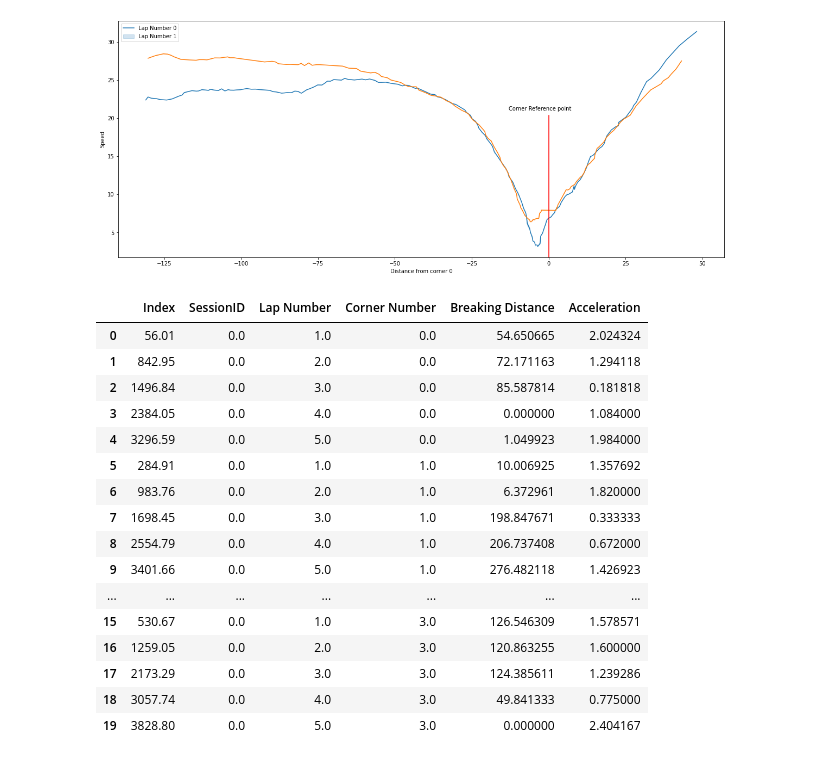
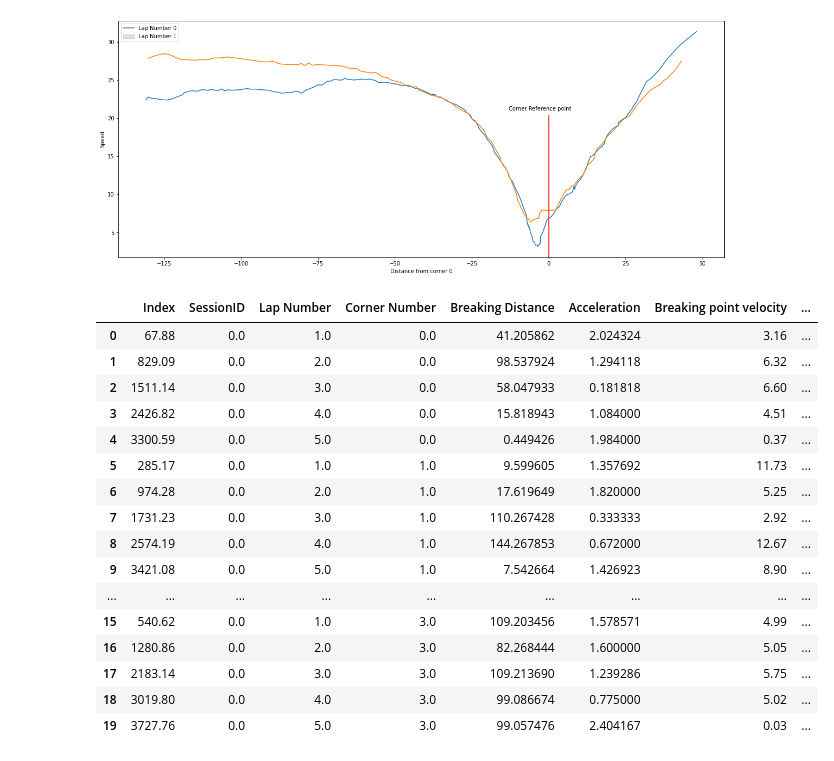
Before and after one commit to pyagoubi/Motorcycle-data, a Jupyter notebook: Motorcycle.ipynb, the cells around one changed output. Cells and saved outputs as stored; diff of their text form; code cells hidden in the pictures.

```diff
--- a/Motorcycle.ipynb
+++ b/Motorcycle.ipynb
@@ -36,6 +36,8 @@ degree_min = 50  # minimum angle degree to be considered for a corner
 min_samples = 50 # for DBSCAN minimum angle-samples in the same area to be considered a true corner
 cluster_area = 0.02 # for DBSCAN proximity to detect true corners
 proximity = 20 # proximity around reference point to detect local minima (end of breaking phase)
+curve_entry = 10 # distance in m before reference point to measure entry velocity
+curve_exit = 5 # distance in m after reference point to measure exit velocity
 # %% [markdown]
 # Identifying Corners
 # %% [markdown]
@@ -228,54 +230,78 @@ def flag_breaking_points(df, corner_no, proximity):
 
 data = flag_breaking_points(data, corner_no, proximity)
 # %%
-def calculate_metrics(df, corner_no):
+def calculate_metrics(df, corner_no, curve_entry=curve_entry, curve_exit=curve_exit):
   b= 5 # shift
+  steps_acc = 20 #range of steps after reference point to calculate acceleration
 
-  metrics = pd.DataFrame(columns=['Index', 'SessionID', 'Lap Number', 'Corner Number', 'Breaking Distance', 'Acceleration'])
+  metrics = pd.DataFrame(columns=['Index', 'SessionID', 'Lap Number', 'Corner Number', 'Breaking Distance', 'Acceleration', 'Breaking point velocity', 'entry velocity', 'exit velocity'])
+
+  df['entry_flag'] = ''
+  df['exit_flag'] =  ''
+
 
   for i in corner_no:
+    df['temp_entry'] = np.abs(df[f'Distance from corner {i}'] + curve_entry)
+    df['temp_exit'] = np.abs(df[f'Distance from corner {i}'] - curve_exit)
+
+
+
     for j in df['Lap Number'].unique():
       aind = df[ (df['Lap Number'] == j)   &  (df['flag breaking point'] == i)].index
 
-      delta_v = df.iloc[ aind + 20, df.columns.get_loc('Speed')].values[0] - df.iloc[ aind, df.columns.get_loc('Speed')].values[0]
-      delta_t = (df.iloc[aind + 20, df.columns.get_loc('Time')].values[0] - df.iloc[aind, df.columns.get_loc('Time')].values[0])/pd.Timedelta(seconds=1)
+      delta_v = df.iloc[ aind + steps_acc, df.columns.get_loc('Speed')].values[0] - df.iloc[ aind, df.columns.get_loc('Speed')].values[0]
+      delta_t = (df.iloc[aind + steps_acc, df.columns.get_loc('Time')].values[0] - df.iloc[aind, df.columns.get_loc('Time')].values[0])/pd.Timedelta(seconds=1)
       acc = delta_v/delta_t
 
-      len_df = len(    df[df['Lap Number'] == j].iloc[:aind.values[0] - 12 - 1, :])
+      #min velocity
+      bp_velocity = df.iloc[aind, df.columns.get_loc('Speed')].values[0]
+
+      # entry and exit
+      entry_idx = df.loc[df['Lap Number'] == j, 'temp_entry' ].idxmin()
+      exit_idx = df.loc[df['Lap Number'] == j, 'temp_exit' ].idxmin()
+
+
+      entry_vel = df.iloc[entry_idx, df.columns.get_loc('Speed')]
+      exit_vel = df.iloc[exit_idx, df.columns.get_loc('Speed')]
+
+      df.iloc[entry_idx, df.columns.get_loc('entry_flag')] = i
+      df.iloc[exit_idx, df.columns.get_loc('exit_flag')] = i
+
+      len_df = len(df[df['Lap Number'] == j].iloc[:aind.values[0] - 12 - 1, :])
       for k in range(len_df):
         a = df.iloc[ aind - k - b, df.columns.get_loc('Speed')].values[0]
-        b = df.iloc[ aind - k - b -5, df.columns.get_loc('Speed')].values[0]
+        b = df.iloc[ aind - k - b -b, df.columns.get_loc('Speed')].values[0]
 
         if a>b:
           breaking_distance = max(0, df.iloc[aind, df.columns.get_loc(f'Distance from corner {i}') ].values[0] - df.iloc[aind - k -b, df.columns.get_loc(f'Distance from corner {i}') ].values[0])
-          met = [aind.values[0] - k -b, df.iloc[aind - k, df.columns.get_loc(f'SessionID')].values[0], j, i,  breaking_distance, acc ]
+          met = [aind.values[0] - k -b, df.iloc[aind - k, df.columns.get_loc(f'SessionID')].values[0], j, i,  breaking_distance, acc, bp_velocity, entry_vel, exit_vel ]
           metrics.loc[len(metrics)] = met
           break
 
-
-
+    del df['temp_entry']
+    del df['temp_exit']
 
   display(metrics)
 
   return metrics
 
 data['Time'] =pd.to_datetime(data['Time'])
 metrics = calculate_metrics(data, corner_no)
 # %% [output]
-|  | Index | SessionID | Lap Number | Corner Number | Breaking Distance | Acceleration |
-| 0 | 56.01 | 0.0 | 1.0 | 0.0 | 54.650665 | 2.024324 |
-| 1 | 842.95 | 0.0 | 2.0 | 0.0 | 72.171163 | 1.294118 |
-| 2 | 1496.84 | 0.0 | 3.0 | 0.0 | 85.587814 | 0.181818 |
-| 3 | 2384.05 | 0.0 | 4.0 | 0.0 | 0.000000 | 1.084000 |
-| 4 | 3296.59 | 0.0 | 5.0 | 0.0 | 1.049923 | 1.984000 |
-| 5 | 284.91 | 0.0 | 1.0 | 1.0 | 10.006925 | 1.357692 |
-| 6 | 983.76 | 0.0 | 2.0 | 1.0 | 6.372961 | 1.820000 |
-| 7 | 1698.45 | 0.0 | 3.0 | 1.0 | 198.847671 | 0.333333 |
-| 8 | 2554.79 | 0.0 | 4.0 | 1.0 | 206.737408 | 0.672000 |
-| 9 | 3401.66 | 0.0 | 5.0 | 1.0 | 276.482118 | 1.426923 |
-| ... | ... | ... | ... | ... | ... | ... |
-| 15 | 530.67 | 0.0 | 1.0 | 3.0 | 126.546309 | 1.578571 |
-| 16 | 1259.05 | 0.0 | 2.0 | 3.0 | 120.863255 | 1.600000 |
-| 17 | 2173.29 | 0.0 | 3.0 | 3.0 | 124.385611 | 1.239286 |
-| 18 | 3057.74 | 0.0 | 4.0 | 3.0 | 49.841333 | 0.775000 |
-| 19 | 3828.80 | 0.0 | 5.0 | 3.0 | 0.000000 | 2.404167 |
+|  | Index | SessionID | Lap Number | Corner Number | Breaking Distance | Acceleration | Breaking point velocity | ... |
+| 0 | 67.88 | 0.0 | 1.0 | 0.0 | 41.205862 | 2.024324 | 3.16 | ... |
+| 1 | 829.09 | 0.0 | 2.0 | 0.0 | 98.537924 | 1.294118 | 6.32 | ... |
+| 2 | 1511.14 | 0.0 | 3.0 | 0.0 | 58.047933 | 0.181818 | 6.60 | ... |
+| 3 | 2426.82 | 0.0 | 4.0 | 0.0 | 15.818943 | 1.084000 | 4.51 | ... |
+| 4 | 3300.59 | 0.0 | 5.0 | 0.0 | 0.449426 | 1.984000 | 0.37 | ... |
+| 5 | 285.17 | 0.0 | 1.0 | 1.0 | 9.599605 | 1.357692 | 11.73 | ... |
+| 6 | 974.28 | 0.0 | 2.0 | 1.0 | 17.619649 | 1.820000 | 5.25 | ... |
+| 7 | 1731.23 | 0.0 | 3.0 | 1.0 | 110.267428 | 0.333333 | 2.92 | ... |
+| 8 | 2574.19 | 0.0 | 4.0 | 1.0 | 144.267853 | 0.672000 | 12.67 | ... |
+| 9 | 3421.08 | 0.0 | 5.0 | 1.0 | 7.542664 | 1.426923 | 8.90 | ... |
+| ... | ... | ... | ... | ... | ... | ... | ... | ... |
+| 15 | 540.62 | 0.0 | 1.0 | 3.0 | 109.203456 | 1.578571 | 4.99 | ... |
+| 16 | 1280.86 | 0.0 | 2.0 | 3.0 | 82.268444 | 1.600000 | 5.05 | ... |
+| 17 | 2183.14 | 0.0 | 3.0 | 3.0 | 109.213690 | 1.239286 | 5.75 | ... |
+| 18 | 3019.80 | 0.0 | 4.0 | 3.0 | 99.086674 | 0.775000 | 5.02 | ... |
+| 19 | 3727.76 | 0.0 | 5.0 | 3.0 | 99.057476 | 2.404167 | 0.03 | ... |
```
